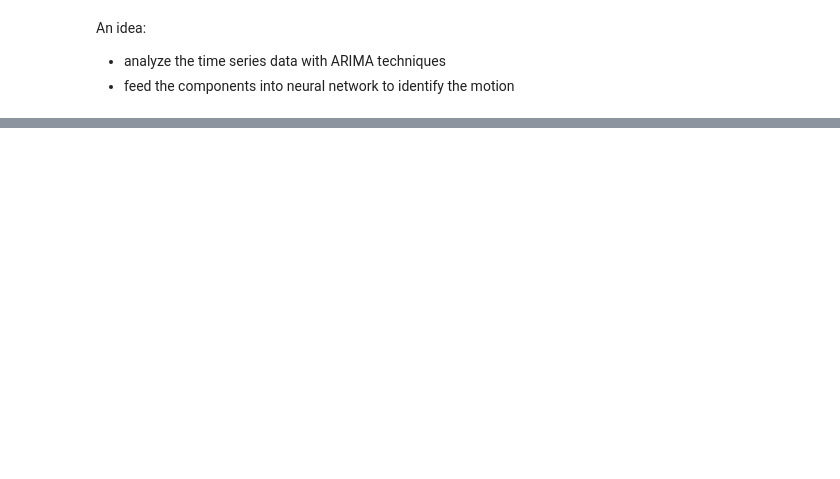
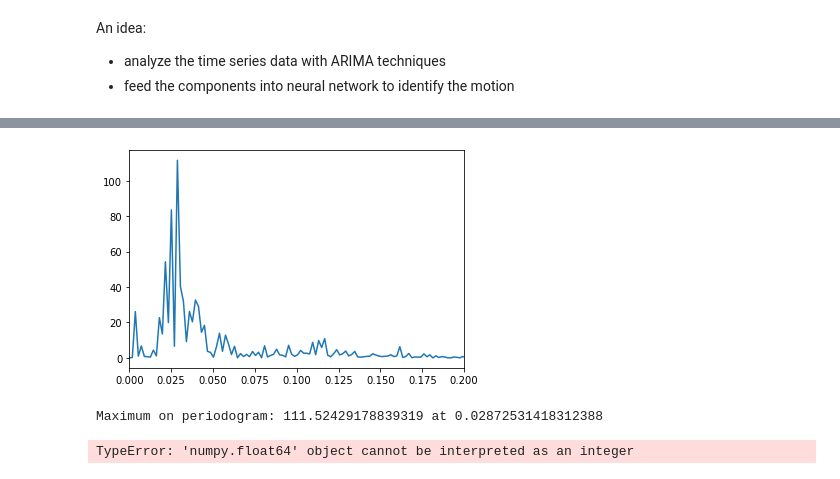
Before and after one commit to hhfchoi/motion-timeseries, a Jupyter notebook: Time Series Analysis for Accelerometer Data.ipynb, the cells around one changed output, grey strips where cells are left out. Saved outputs shown, nothing was run; the diff lists cells and outputs as text; code cells hidden in the pictures; blank space fills up the shorter version.

Commit message:
Testing seasonal_decompose on the data

```diff
--- a/Time Series Analysis for Accelerometer Data.ipynb
+++ b/Time Series Analysis for Accelerometer Data.ipynb
@@ -123,0 +112,24 @@ Name: rotationRate.x, dtype: float64
+# %%
+from scipy.signal import periodogram
+
+# Decompose the time series
+ts_rotationRate_x = pd_test['rotationRate.x']
+f, PSD = periodogram(ts_rotationRate_x)
+
+# Show the periodogram
+plt.plot(f, PSD)
+plt.xlim([0, 0.2])
+plt.show()
+
+print(f'Maximum on periodogram: {max(PSD)} at {f[np.argmax(PSD)]}')
+# %% [output]
+[figure, added]
+Maximum on periodogram: 111.52429178839319 at 0.02872531418312388
+# %%
+# Get the peak from the periodogram
+# Then infer periodicity
+period_rotationRate_x = int(1/f[np.argmax(PSD)])
+
+dc_rotationRate_x = tsa.seasonal_decompose(ts_rotationRate_x, model='additive', period = period_rotationRate_x)
+# %% [output]
+TypeError: 'numpy.float64' object cannot be interpreted as an integer
```
Also changed, not shown: parts of 6 cells of this notebook.
